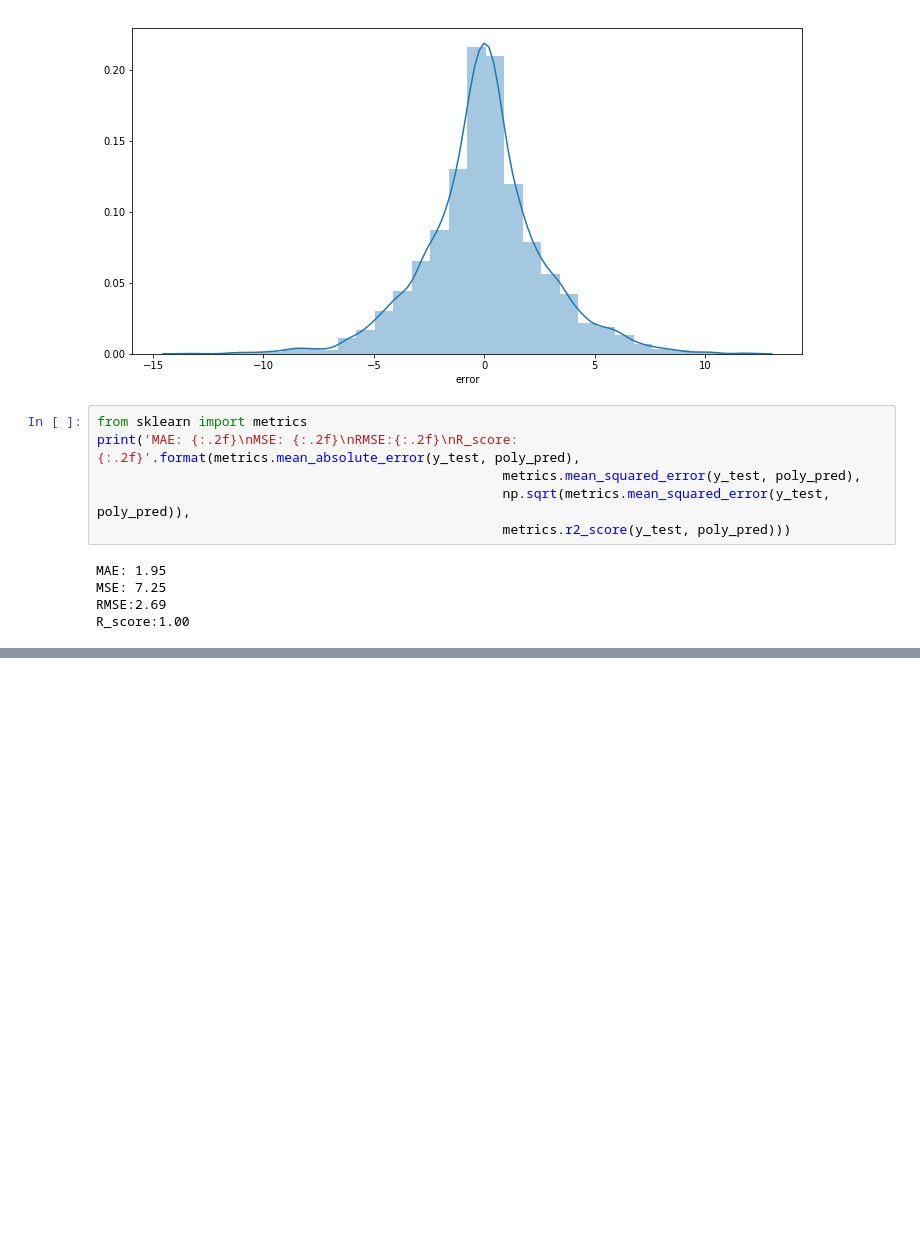
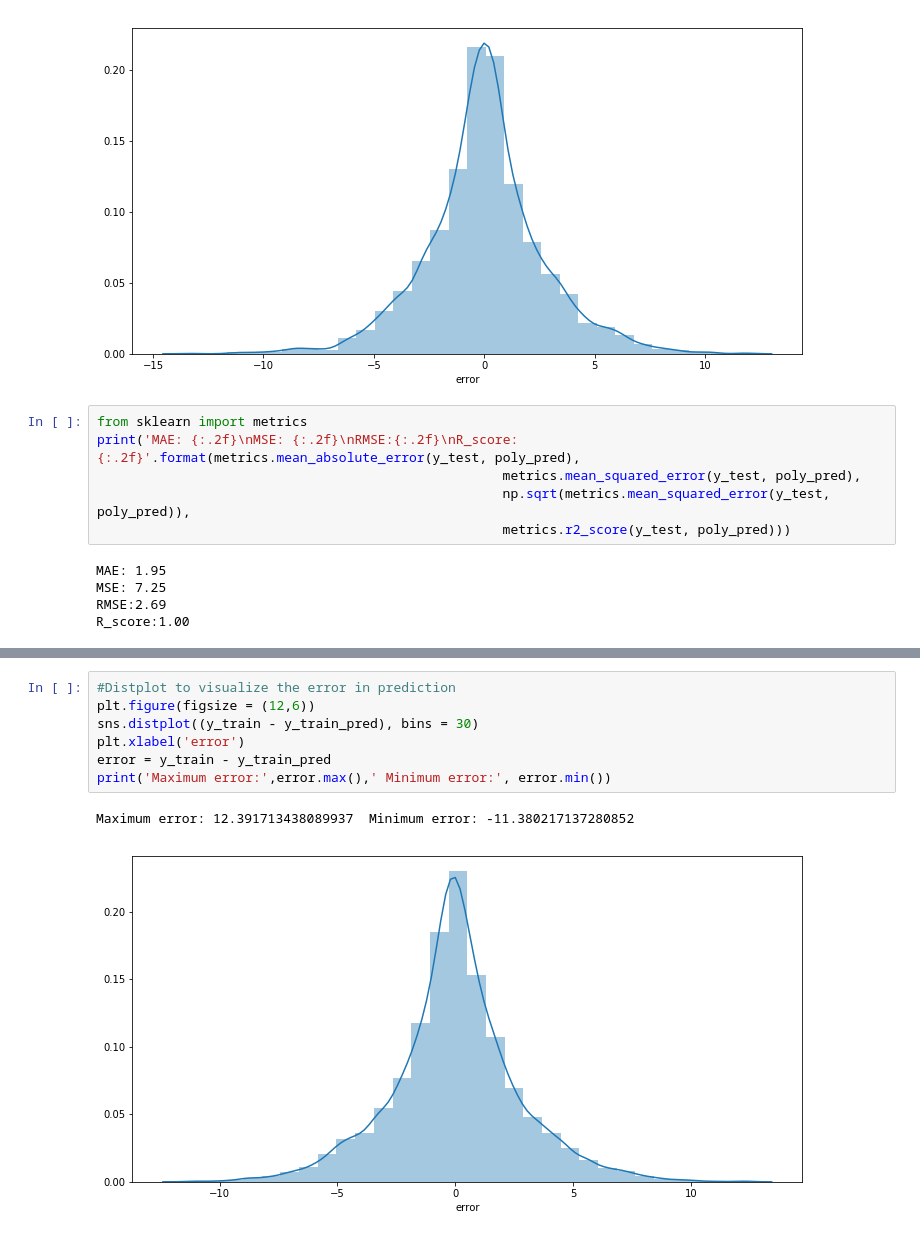
Before and after one commit to MaroofOA/Amount_of_Calories, a Jupyter notebook: calories_model.ipynb, the cells around one changed output, grey strips where cells are left out. Cells and saved outputs as stored; diff of their text form; blank space fills up the shorter version.

```diff
--- a/calories_model.ipynb
+++ b/calories_model.ipynb
@@ -341,0 +389,10 @@ R_score:1.00
+# %%
+#Distplot to visualize the error in prediction
+plt.figure(figsize = (12,6))
+sns.distplot((y_train - y_train_pred), bins = 30)
+plt.xlabel('error')
+error = y_train - y_train_pred
+print('Maximum error:',error.max(),' Minimum error:', error.min())
+# %% [output]
+Maximum error: 12.391713438089937  Minimum error: -11.380217137280852
+[figure, added]
```
Also changed, not shown: parts of 11 cells of this notebook, 1 other file.
